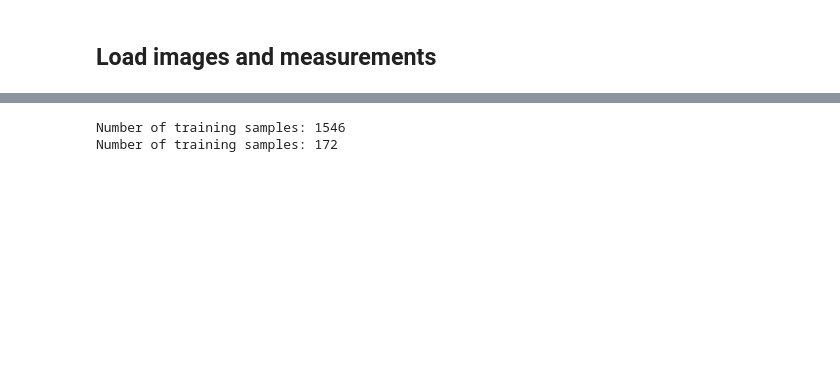
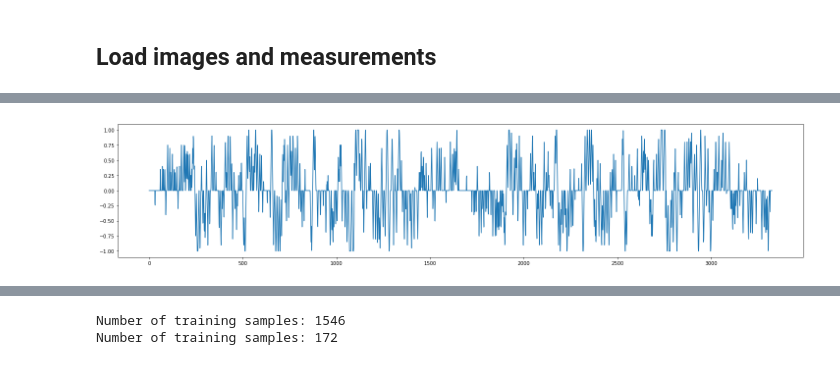
Before and after one commit to koulakis/CarND-Behavioral-Cloning-P3, a Jupyter notebook: clone.ipynb, the cells around one changed output, grey strips where cells are left out. Drawn from its saved outputs; the diff is of its cells as text; code cells hidden in the pictures; blank space fills up the shorter version.

```diff
--- a/clone.ipynb
+++ b/clone.ipynb
@@ -33,7 +31,7 @@ def load_images_and_measurements(image_set_directory, smoothen=1):
         .assign(
             center_image=lambda df:
                 PROJECT_DIR
-                + f'/my-videos/{image_set_directory}/IMG/'
+                + f'/my-videos-center/{image_set_directory}/IMG/'
                 + df['center_image'].str.split('IMG').str[1]))
 
     raw_images = np.stack(driving_log['center_image'].map(plt.imread), axis=0)
@@ -46,7 +44,7 @@ def load_images_and_measurements(image_set_directory, smoothen=1):
 
     measurements = np.hstack([raw_measurements, measurements_flipped])
 
-    smooth_measurements = pd.Series(measurements).rolling(smoothen, min_periods=1).mean()
+    smooth_measurements = pd.Series(measurements).rolling(smoothen, min_periods=1, center=True).mean()
 
     return images, smooth_measurements
 # %%
@@ -77,0 +77,8 @@ Wall time: 2.23 s
+# %%
+_, measurements_non_smooth = load_image_sets(['1_round_fw_hard_level'], smoothen=1)
+
+plt.figure(figsize=(25, 5))
+plt.plot(measurements_non_smooth)
+plt.show()
+# %% [output]
+[figure, added]
```
Also changed, not shown: parts of 18 cells of this notebook, 1 other file.
